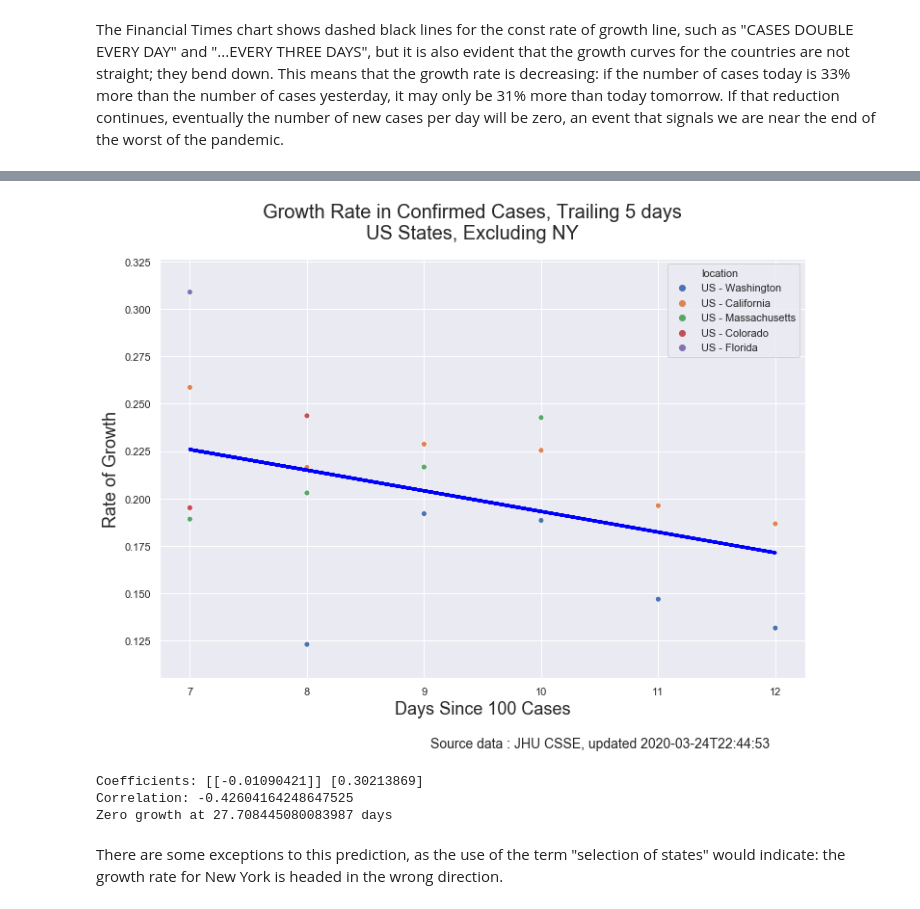
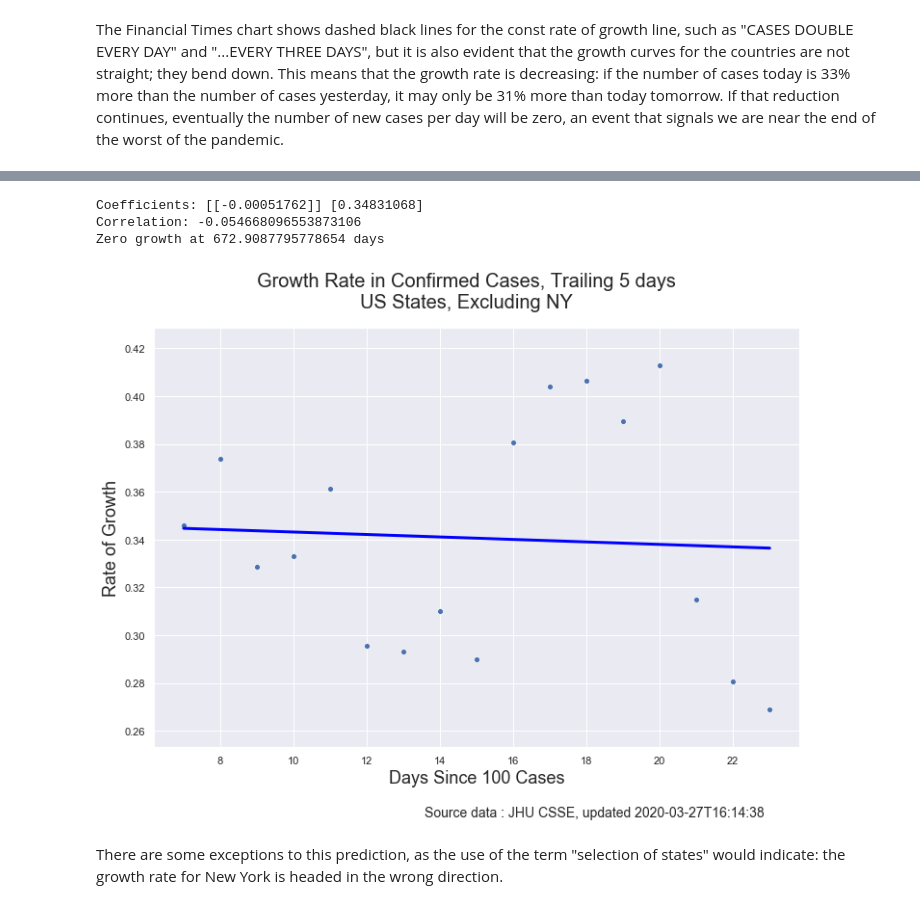
Before and after one commit to sandiegodata/covid19, a Jupyter notebook: Notebooks/GrowthRates.ipynb, the cells around one changed output, grey strips where cells are left out. Cells and saved outputs as stored; diff of their text form; code cells hidden in the pictures.

```diff
--- a/Notebooks/GrowthRates.ipynb
+++ b/Notebooks/GrowthRates.ipynb
@@ -35,7 +35,7 @@ import sklearn
 from sklearn import  linear_model
 sns.set(color_codes=True)
 # %%
-pkg = mp.open_package('http://library.metatab.org/jhu.edu-covid19.csv')
+pkg = mp.open_package('http://library.metatab.org/jhu.edu-covid19-2.4.0.csv')
 # %% [markdown]
 Perhaps the most popular image of the COVID-19 crisis is the semi-log cumulative cases chart from the Financial Times, which shows the growth of COVID-19 cases, by region, with a logarithmic Y axis. Recent version include lines for specific growth rates, and annotations for important events.
 
@@ -45,3 +43,7 @@ confirmed_df = pkg.resource('confirmed').dataframe()
+# %%
+confirmed_df = pkg.resource('confirmed').dataframe()
+confirmed_df['double_days'] = np.log(2)/ np.log(1+confirmed_df.rate_t5d)
+cgt0 = confirmed_df[(confirmed_df.days_100 > 0) ]
 # %% [markdown]
 We will reproduce that chart, then show some other views to answer a particularly interesting question: when will each region have its first day of zero new cases?. Here is the re-produced chart, using a [processed version of the Johns Hopkins dataset](https://data.sandiegodata.org/dataset/jhu-edu-covid19/) from the [San Diego Regional Data Library](https://www.sandiegodata.org/).
 # %%
@@ -61,2 +63,10 @@ ax.set_yscale('log')
 # %% [markdown]
 The Financial Times chart shows dashed black lines for the const rate of growth line, such as "CASES DOUBLE EVERY DAY" and "...EVERY THREE DAYS", but it is also evident that the growth curves for the countries are not straight; they bend down. This means that the growth rate is decreasing: if the number of cases today is 33% more than the number of cases yesterday, it may only be 31% more than today tomorrow. If that reduction continues, eventually the number of new cases per day will be zero, an event that signals we are near the end of the worst of the pandemic.
+# %%
+# Get the list of US state locations that have 5 or more records
+t = confirmed_df[(confirmed_df.days_100<30) & (confirmed_df.days_100>=0)]
+t = t[(t.country == 'US') ]
+
+tt = t.groupby('location').size()
+us_states = list(tt[tt>=5].index)
+us_max_days = tt.max()
@@ -97,13 +166,13 @@ A scatter plot of the growth rates of a selection of the US states in the Johns
 # %%
-t = confirmed_df[(confirmed_df.days_100<30) & (confirmed_df.days_100>=7)]
+t = cgt0[(cgt0.days_100>=7)]
 
-t = t[(t.country == 'US') & (~t.location.isin(['US', 'US - New York'])) ]
+t = t[(t.country == 'US') & (~t.location.isin(['US - aggregate', 'US - New York'])) ]
 
 plot_growth_reg_100(t, 'rate_t5d', subtitle='US States, Excluding NY');
 # %% [output]
+Coefficients: [[-0.00051762]] [0.34831068]
+Correlation: -0.054668096553873106
+Zero growth at 672.9087795778654 days
-[figure, old version]
+[figure, new version]
-Coefficients: [[-0.01090421]] [0.30213869]
-Correlation: -0.42604164248647525
-Zero growth at 27.708445080083987 days
 # %% [markdown]
 There are some exceptions to this prediction, as the use of the term "selection of states" would indicate: the growth rate for New York is headed in the wrong direction.
```
Also changed, not shown: parts of 31 cells of this notebook, 7 other files.
